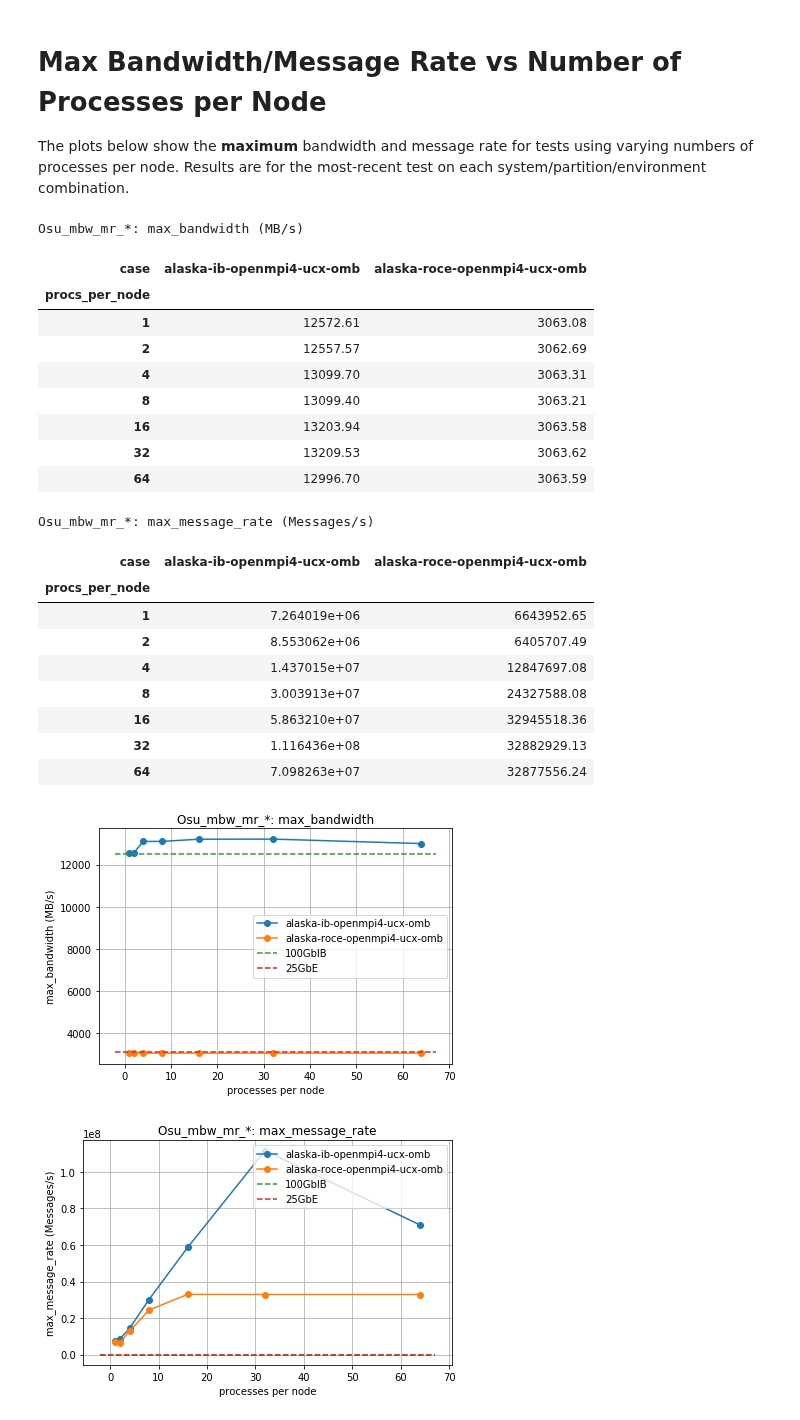
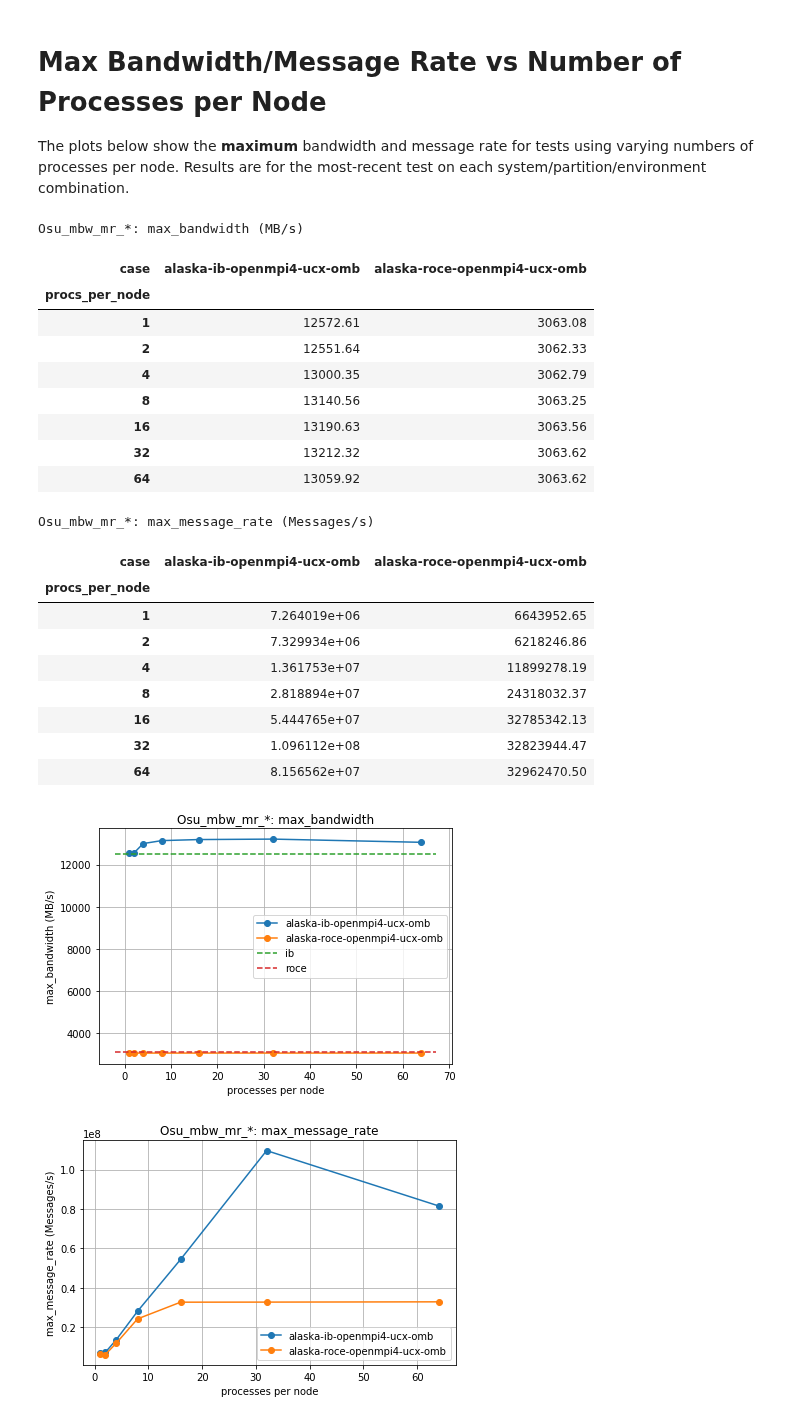
Before and after one commit to ukri-excalibur/excalibur-tests, a Jupyter notebook: omb/OMB.ipynb, the cells around one changed output. Cells and saved outputs as stored; diff of their text form; code cells hidden in the pictures.

```diff
--- a/omb/OMB.ipynb
+++ b/omb/OMB.ipynb
@@ -58,49 +58,57 @@ for test in ['Osu_bw', 'Osu_bibw', 'Osu_mbw_mr_2', 'Osu_latency']:
 
 The plots below show the **maximum** bandwidth and message rate for tests using varying numbers of processes per node. Results are for the most-recent test on each system/partition/environment combination.
 # %%
+# TODO: needs to be loaded from system config somewhere
+Gb_to_MB = 125.0
+ALASKA_BANDWIDTH = {'ib': 100 * 125.0, 'roce': 25 * Gb_to_MB}
+
 for test in ['Osu_mbw_mr_*']:
 
     # load perf records:
     perf_records = modules.utils.load_perf_logs('../perflogs', test, '.log')
 
     # calculate number of processes (=tasks):
     perf_records['procs_per_node'] = [int(tn.rsplit('_')[-1]) for tn in perf_records['testname']]
 
     # plot/tabulate:
     for perf_var in ['max_bandwidth', 'max_message_rate']:
+
         perf_unit = perf_records[perf_records['perf_var'] == perf_var]['perf_unit'].iloc[0] # assumes unique
         table = modules.plots.tabulate_last_perf_vs(perf_records, 'procs_per_node', perf_var)
         ax = table.plot(grid=True, style='o-')
-        xlim = ax.get_xlim()
-        ax.plot(xlim, [12.5E3, 12.5E3], '--', label='100GbIB')
-        ax.plot(xlim, [3125, 3125], '--', label='25GbE')
+
+        if 'bandwidth' in perf_var:
+            xlim = ax.get_xlim()
+            for net, bw in ALASKA_BANDWIDTH.items():
+                ax.plot(xlim, [bw, bw], '--', label=net)
+
         ax.set_xlabel('processes per node')
         ax.set_ylabel('%s (%s)' % (perf_var, perf_unit))
         plt.tight_layout()
         ax.set_title('%s: %s' % (test, perf_var))
         ax.legend()
         print('%s: %s (%s)' % (test, perf_var, perf_unit))
         display(HTML(table.to_html()))
 # %% [output]
 Osu_mbw_mr_*: max_bandwidth (MB/s)
 | case | alaska-ib-openmpi4-ucx-omb | alaska-roce-openmpi4-ucx-omb |
 | procs_per_node |  |  |
 | 1 | 12572.61 | 3063.08 |
-| 2 | 12557.57 | 3062.69 |
-| 4 | 13099.70 | 3063.31 |
-| 8 | 13099.40 | 3063.21 |
-| 16 | 13203.94 | 3063.58 |
-| 32 | 13209.53 | 3063.62 |
-| 64 | 12996.70 | 3063.59 |
+| 2 | 12551.64 | 3062.33 |
+| 4 | 13000.35 | 3062.79 |
+| 8 | 13140.56 | 3063.25 |
+| 16 | 13190.63 | 3063.56 |
+| 32 | 13212.32 | 3063.62 |
+| 64 | 13059.92 | 3063.62 |
 Osu_mbw_mr_*: max_message_rate (Messages/s)
 | case | alaska-ib-openmpi4-ucx-omb | alaska-roce-openmpi4-ucx-omb |
 | procs_per_node |  |  |
 | 1 | 7.264019e+06 | 6643952.65 |
-| 2 | 8.553062e+06 | 6405707.49 |
-| 4 | 1.437015e+07 | 12847697.08 |
-| 8 | 3.003913e+07 | 24327588.08 |
-| 16 | 5.863210e+07 | 32945518.36 |
-| 32 | 1.116436e+08 | 32882929.13 |
-| 64 | 7.098263e+07 | 32877556.24 |
+| 2 | 7.329934e+06 | 6218246.86 |
+| 4 | 1.361753e+07 | 11899278.19 |
+| 8 | 2.818894e+07 | 24318032.37 |
+| 16 | 5.444765e+07 | 32785342.13 |
+| 32 | 1.096112e+08 | 32823944.47 |
+| 64 | 8.156562e+07 | 32962470.50 |
-[figure, old version]
+[figure, new version]
-[figure, old version]
+[figure, new version]
```
Also changed, not shown: parts of 1 cell of this notebook, 1 other file.
